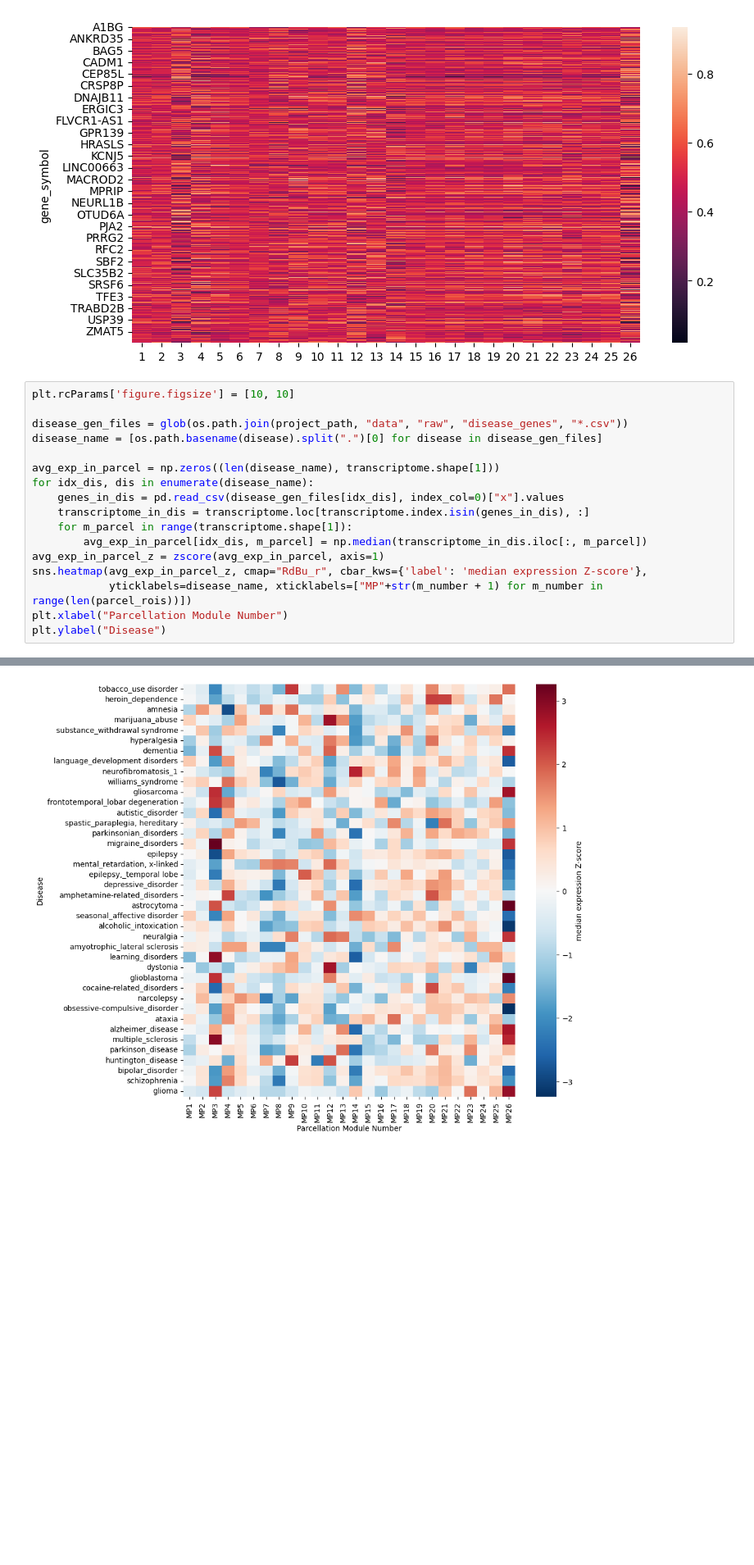
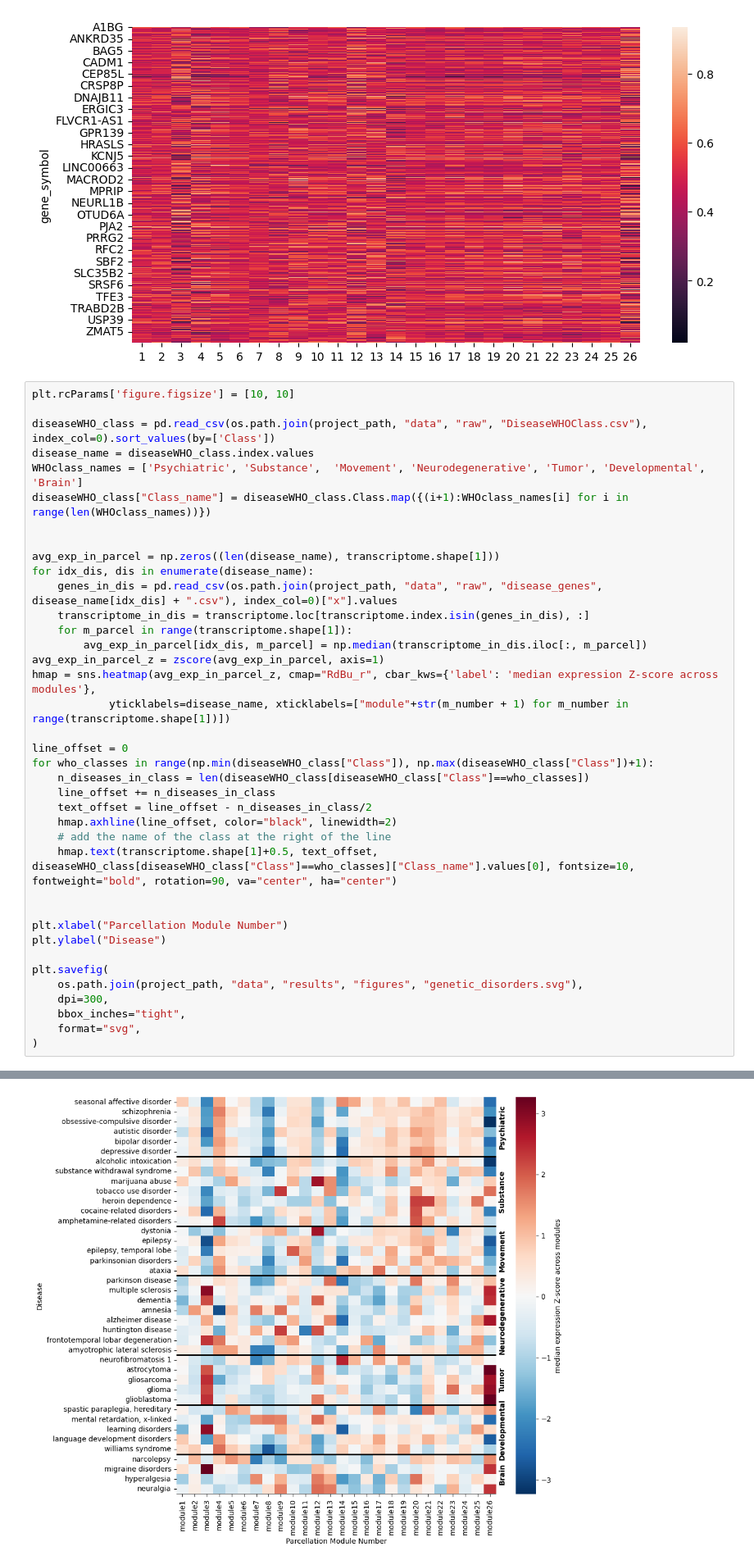
Before and after one commit to compneurobilbao/bha2, a Jupyter notebook: notebooks/08-transcriptomics.ipynb, the cells around one changed output, grey strips where cells are left out. Shown at 82% size. Cells and saved outputs as stored; diff of their text form; blank space fills up the shorter version.

```diff
--- a/notebooks/08-transcriptomics.ipynb
+++ b/notebooks/08-transcriptomics.ipynb
@@ -99,18 +98,39 @@ sns.heatmap(transcriptome)
 # %%
 plt.rcParams['figure.figsize'] = [10, 10]
 
-disease_gen_files = glob(os.path.join(project_path, "data", "raw", "disease_genes", "*.csv"))
-disease_name = [os.path.basename(disease).split(".")[0] for disease in disease_gen_files]
+diseaseWHO_class = pd.read_csv(os.path.join(project_path, "data", "raw", "DiseaseWHOClass.csv"), index_col=0).sort_values(by=['Class'])
+disease_name = diseaseWHO_class.index.values
+WHOclass_names = ['Psychiatric', 'Substance',  'Movement', 'Neurodegenerative', 'Tumor', 'Developmental', 'Brain']
+diseaseWHO_class["Class_name"] = diseaseWHO_class.Class.map({(i+1):WHOclass_names[i] for i in range(len(WHOclass_names))})
+
 
 avg_exp_in_parcel = np.zeros((len(disease_name), transcriptome.shape[1]))
 for idx_dis, dis in enumerate(disease_name):
-    genes_in_dis = pd.read_csv(disease_gen_files[idx_dis], index_col=0)["x"].values
+    genes_in_dis = pd.read_csv(os.path.join(project_path, "data", "raw", "disease_genes", disease_name[idx_dis] + ".csv"), index_col=0)["x"].values
     transcriptome_in_dis = transcriptome.loc[transcriptome.index.isin(genes_in_dis), :]
     for m_parcel in range(transcriptome.shape[1]):
         avg_exp_in_parcel[idx_dis, m_parcel] = np.median(transcriptome_in_dis.iloc[:, m_parcel])
 avg_exp_in_parcel_z = zscore(avg_exp_in_parcel, axis=1)
-sns.heatmap(avg_exp_in_parcel_z, cmap="RdBu_r", cbar_kws={'label': 'median expression Z-score'},
-            yticklabels=disease_name, xticklabels=["MP"+str(m_number + 1) for m_number in range(len(parcel_rois))])
+hmap = sns.heatmap(avg_exp_in_parcel_z, cmap="RdBu_r", cbar_kws={'label': 'median expression Z-score across modules'},
+            yticklabels=disease_name, xticklabels=["module"+str(m_number + 1) for m_number in range(transcriptome.shape[1])])
+
+line_offset = 0
+for who_classes in range(np.min(diseaseWHO_class["Class"]), np.max(diseaseWHO_class["Class"])+1):
+    n_diseases_in_class = len(diseaseWHO_class[diseaseWHO_class["Class"]==who_classes])
+    line_offset += n_diseases_in_class
+    text_offset = line_offset - n_diseases_in_class/2
+    hmap.axhline(line_offset, color="black", linewidth=2)
+    # add the name of the class at the right of the line
+    hmap.text(transcriptome.shape[1]+0.5, text_offset, diseaseWHO_class[diseaseWHO_class["Class"]==who_classes]["Class_name"].values[0], fontsize=10, fontweight="bold", rotation=90, va="center", ha="center")
+
+
 plt.xlabel("Parcellation Module Number")
 plt.ylabel("Disease")
+
+plt.savefig(
+    os.path.join(project_path, "data", "results", "figures", "genetic_disorders.svg"),
+    dpi=300,
+    bbox_inches="tight",
+    format="svg",
+)
 # %% [output]
@@ -118 +137 @@ Text(95.5815972222222, 0.5, 'Disease')
-[figure, old version]
+[figure, new version]
```
Also changed, not shown: parts of 2 cells of this notebook, 6 other files.
